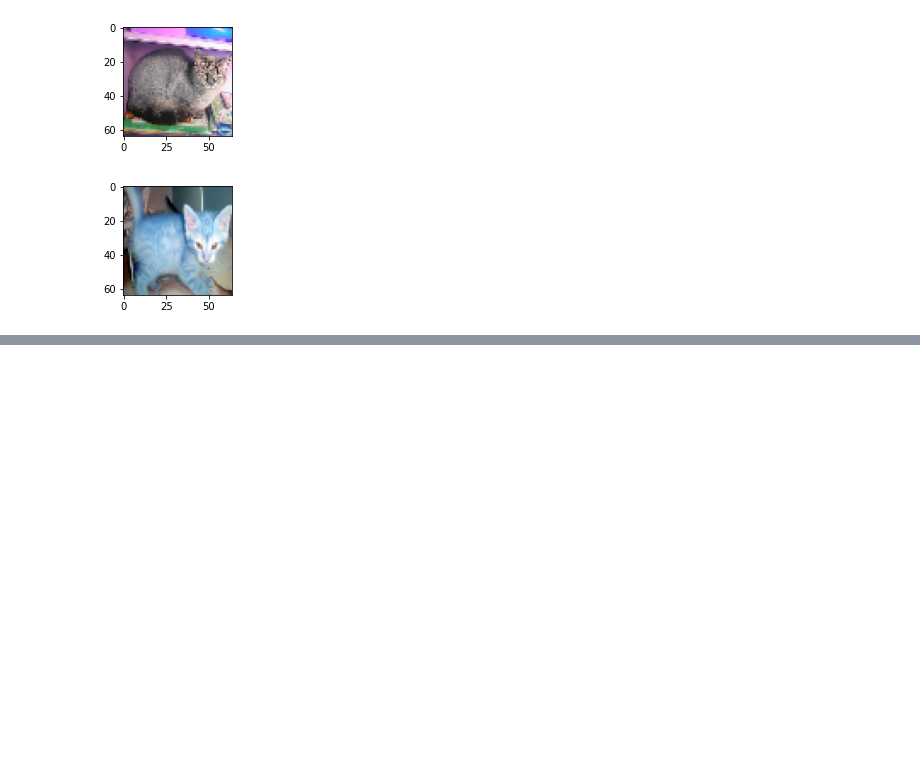
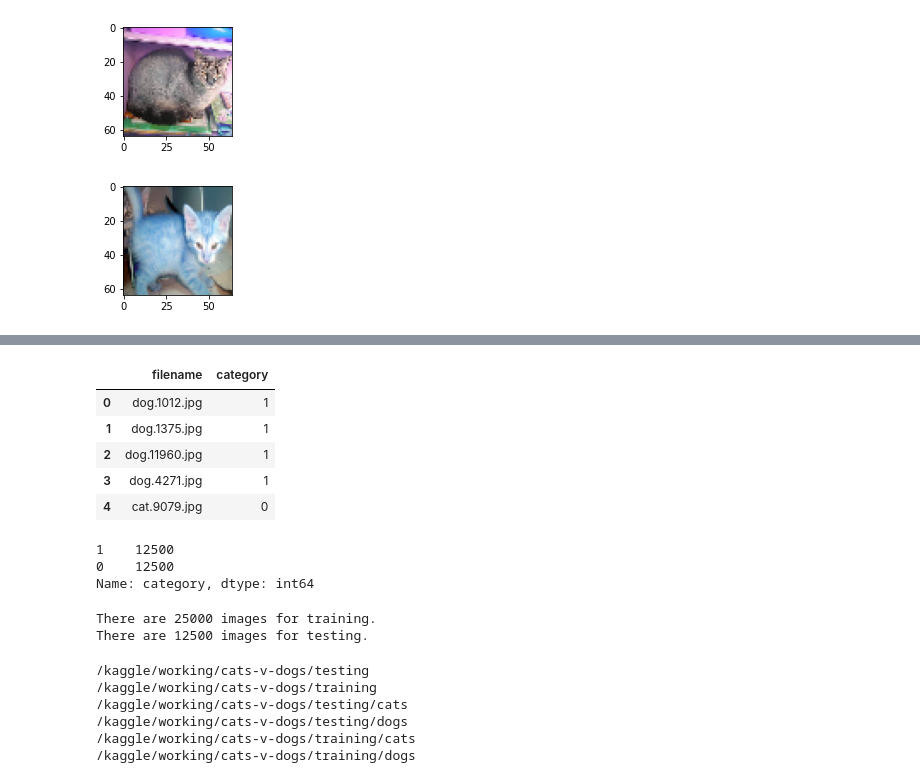
Before and after one commit to LaurenVaught/DogsVsCats, a Jupyter notebook: Dogs_vs_Cats.ipynb, the cells around one changed output, grey strips where cells are left out. Saved outputs shown, nothing was run; the diff lists cells and outputs as text; code cells hidden in the pictures; blank space fills up the shorter version.

```diff
--- a/Dogs_vs_Cats.ipynb
+++ b/Dogs_vs_Cats.ipynb
@@ -250,0 +538,42 @@ for i in range(0,10):
+# %%
+filenames = os.listdir('/content/train/')
+categories = []
+for filename in filenames:
+    category = filename.split('.')[0]
+    if category == 'dog':
+        categories.append(str(1))
+    else:
+        categories.append(str(0))
+
+df = pd.DataFrame({
+    'filename': filenames,
+    'category': categories
+})
+
+df.head()
+# %% [output]
+|  | filename | category |
+| 0 | dog.1012.jpg | 1 |
+| 1 | dog.1375.jpg | 1 |
+| 2 | dog.11960.jpg | 1 |
+| 3 | dog.4271.jpg | 1 |
+| 4 | cat.9079.jpg | 0 |
+# %%
+df["category"].value_counts()
+# %% [output]
+1    12500
+0    12500
+Name: category, dtype: int64
+# %%
+source_path = '/content/'
+
+source_path_train = os.path.join(source_path, 'train')
+source_path_test = os.path.join(source_path, 'test')
+
+
+# os.listdir returns a list containing all files under the given path
+print(f"There are {len(os.listdir(source_path_train))} images for training.")
+print(f"There are {len(os.listdir(source_path_test))} images for testing.")
+# %% [output]
+There are 25000 images for training.
+There are 12500 images for testing.
@@ -250,0 +595,12 @@ for i in range(0,10):
+# %%
+#cheking
+for rootdir, dirs, files in os.walk(root_dir):
+    for subdir in dirs:
+        print(os.path.join(rootdir, subdir))
+# %% [output]
+/kaggle/working/cats-v-dogs/testing
+/kaggle/working/cats-v-dogs/training
+/kaggle/working/cats-v-dogs/testing/cats
+/kaggle/working/cats-v-dogs/testing/dogs
+/kaggle/working/cats-v-dogs/training/cats
+/kaggle/working/cats-v-dogs/training/dogs
```
Also changed, not shown: parts of 55 cells of this notebook.
